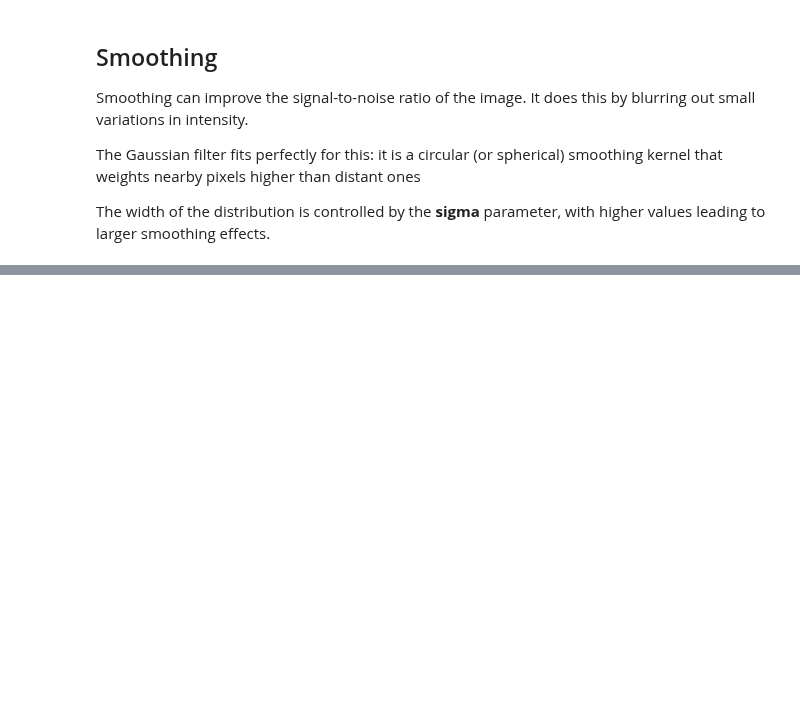
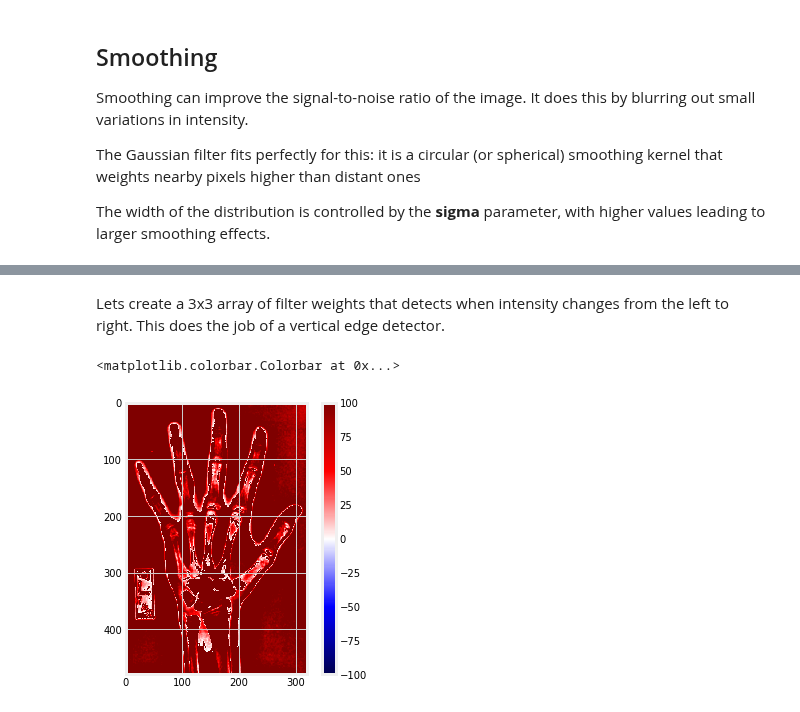
Before and after one commit to Venkat-Rajgopal/Medical-Image-Analysis, a Jupyter notebook: Masking_and_filtering.ipynb, the cells around one changed output, grey strips where cells are left out. Drawn from its saved outputs; the diff is of its cells as text; code cells hidden in the pictures; blank space fills up the shorter version.

```diff
--- a/Masking_and_filtering.ipynb
+++ b/Masking_and_filtering.ipynb
@@ -206,0 +236,18 @@ The width of the distribution is controlled by the **sigma** parameter, with hig
+# %% [markdown]
+Lets create a 3x3 array of filter weights that detects when intensity changes from the left to right. This does the job of a vertical edge detector.
+# %%
+# # Set weights to detect vertical edges
+weights = [[-1, 0, -1],
+            [-1, 0, -1],
+            [-1, 0, -1]]
+
+# Convolve "im" with filter weights
+edges = ndi.convolve(im, weights)
+
+# Draw the image in color
+plt.figure(figsize=(5,5))
+plt.imshow(edges, vmin=-100, vmax=100, cmap='seismic')
+plt.colorbar()
+# %% [output]
+<matplotlib.colorbar.Colorbar at 0x...>
+[figure, added]
```
Also changed, not shown: parts of 9 cells of this notebook, 1 other file.
